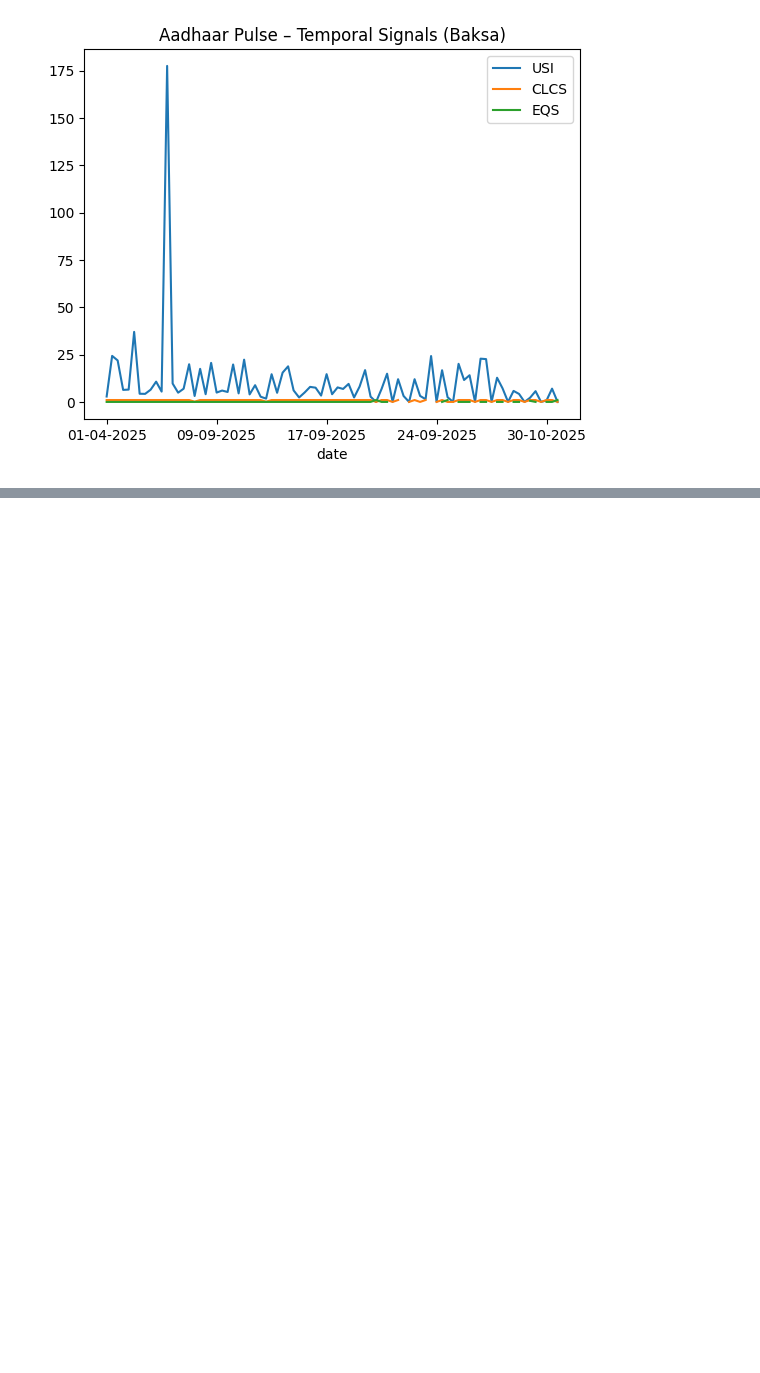
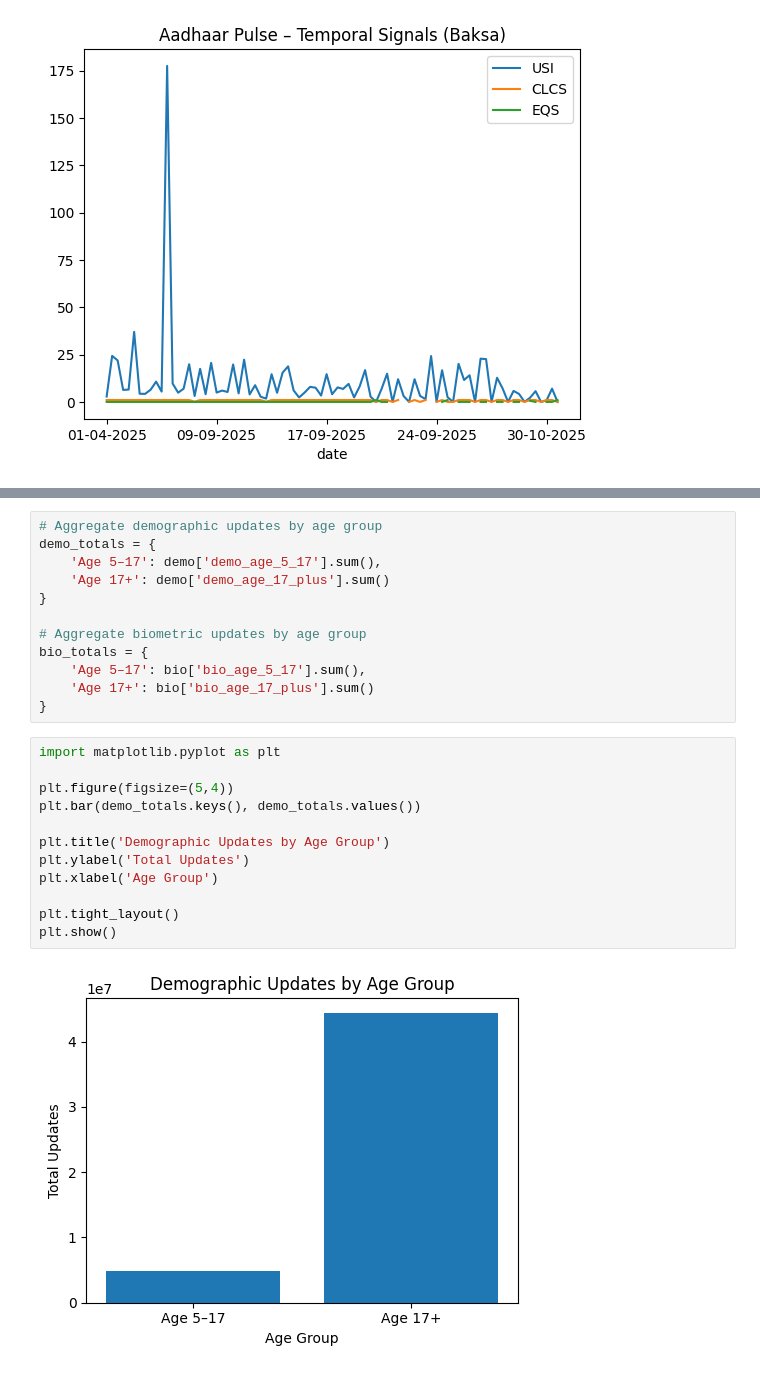
Before and after one commit to anmolsriwastava/aadhaar-pulse-governance-insights, a Jupyter notebook: notebooks/02_exploratory_analysis.ipynb, the cells around one changed output, grey strips where cells are left out. Drawn from its saved outputs; the diff is of its cells as text; blank space fills up the shorter version.

```diff
--- a/notebooks/02_exploratory_analysis.ipynb
+++ b/notebooks/02_exploratory_analysis.ipynb
@@ -115,0 +167,26 @@ merged[merged['district'] == example_district] \
+# %%
+# Aggregate demographic updates by age group
+demo_totals = {
+    'Age 5–17': demo['demo_age_5_17'].sum(),
+    'Age 17+': demo['demo_age_17_plus'].sum()
+}
+
+# Aggregate biometric updates by age group
+bio_totals = {
+    'Age 5–17': bio['bio_age_5_17'].sum(),
+    'Age 17+': bio['bio_age_17_plus'].sum()
+}
+# %%
+import matplotlib.pyplot as plt
+
+plt.figure(figsize=(5,4))
+plt.bar(demo_totals.keys(), demo_totals.values())
+
+plt.title('Demographic Updates by Age Group')
+plt.ylabel('Total Updates')
+plt.xlabel('Age Group')
+
+plt.tight_layout()
+plt.show()
+# %% [output]
+[figure, added]
```
Also changed, not shown: parts of 9 cells of this notebook.
